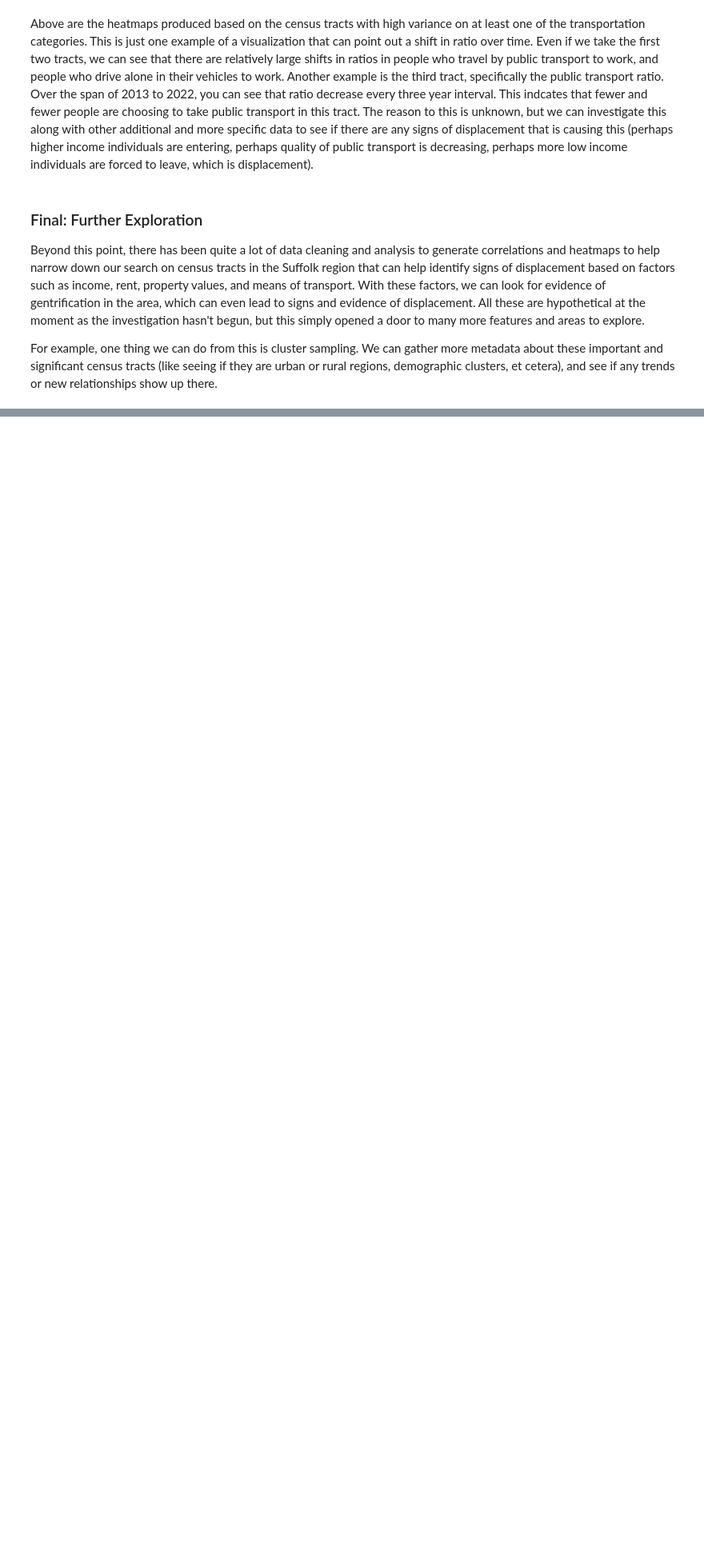
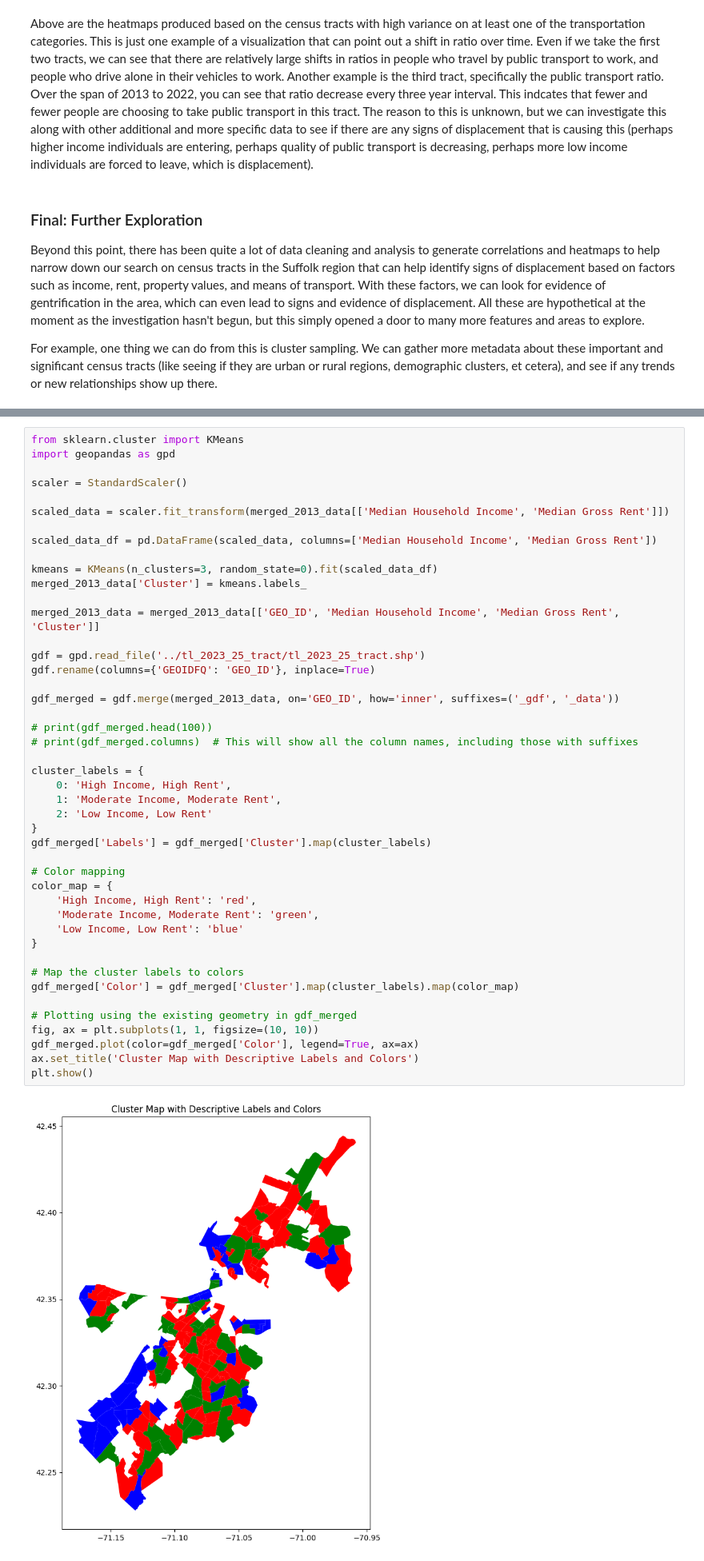
Before and after one commit to BU-CS210A-S23/ds-livable-streets-infra, a Jupyter notebook: sp24-team-c/deliverables/income-mid-semester/notebooks/income_notebook.ipynb, the cells around one changed output, grey strips where cells are left out. Shown at 80% size. Drawn from its saved outputs; the diff is of its cells as text; blank space fills up the shorter version.

Commit message:
Add new data and additional analysis

```diff
--- a/sp24-team-c/deliverables/income-mid-semester/notebooks/income_notebook.ipynb
+++ b/sp24-team-c/deliverables/income-mid-semester/notebooks/income_notebook.ipynb
@@ -1038,0 +1148,47 @@ For example, one thing we can do from this is cluster sampling. We can gather mo
+# %%
+from sklearn.cluster import KMeans
+import geopandas as gpd
+
+scaler = StandardScaler()
+
+scaled_data = scaler.fit_transform(merged_2013_data[['Median Household Income', 'Median Gross Rent']])
+
+scaled_data_df = pd.DataFrame(scaled_data, columns=['Median Household Income', 'Median Gross Rent'])
+
+kmeans = KMeans(n_clusters=3, random_state=0).fit(scaled_data_df)
+merged_2013_data['Cluster'] = kmeans.labels_
+
+merged_2013_data = merged_2013_data[['GEO_ID', 'Median Household Income', 'Median Gross Rent', 'Cluster']]
+
+gdf = gpd.read_file('../tl_2023_25_tract/tl_2023_25_tract.shp')
+gdf.rename(columns={'GEOIDFQ': 'GEO_ID'}, inplace=True)
+
+gdf_merged = gdf.merge(merged_2013_data, on='GEO_ID', how='inner', suffixes=('_gdf', '_data'))
+
+# print(gdf_merged.head(100))
+# print(gdf_merged.columns)  # This will show all the column names, including those with suffixes
+
+cluster_labels = {
+    0: 'High Income, High Rent',
+    1: 'Moderate Income, Moderate Rent',
+    2: 'Low Income, Low Rent'
+}
+gdf_merged['Labels'] = gdf_merged['Cluster'].map(cluster_labels)
+
+# Color mapping
+color_map = {
+    'High Income, High Rent': 'red',
+    'Moderate Income, Moderate Rent': 'green',
+    'Low Income, Low Rent': 'blue'
+}
+
+# Map the cluster labels to colors
+gdf_merged['Color'] = gdf_merged['Cluster'].map(cluster_labels).map(color_map)
+
+# Plotting using the existing geometry in gdf_merged
+fig, ax = plt.subplots(1, 1, figsize=(10, 10))
+gdf_merged.plot(color=gdf_merged['Color'], legend=True, ax=ax)
+ax.set_title('Cluster Map with Descriptive Labels and Colors')
+plt.show()
+# %% [output]
+[figure, added]
```
Also changed, not shown: parts of 18 cells of this notebook, 4 other files.
